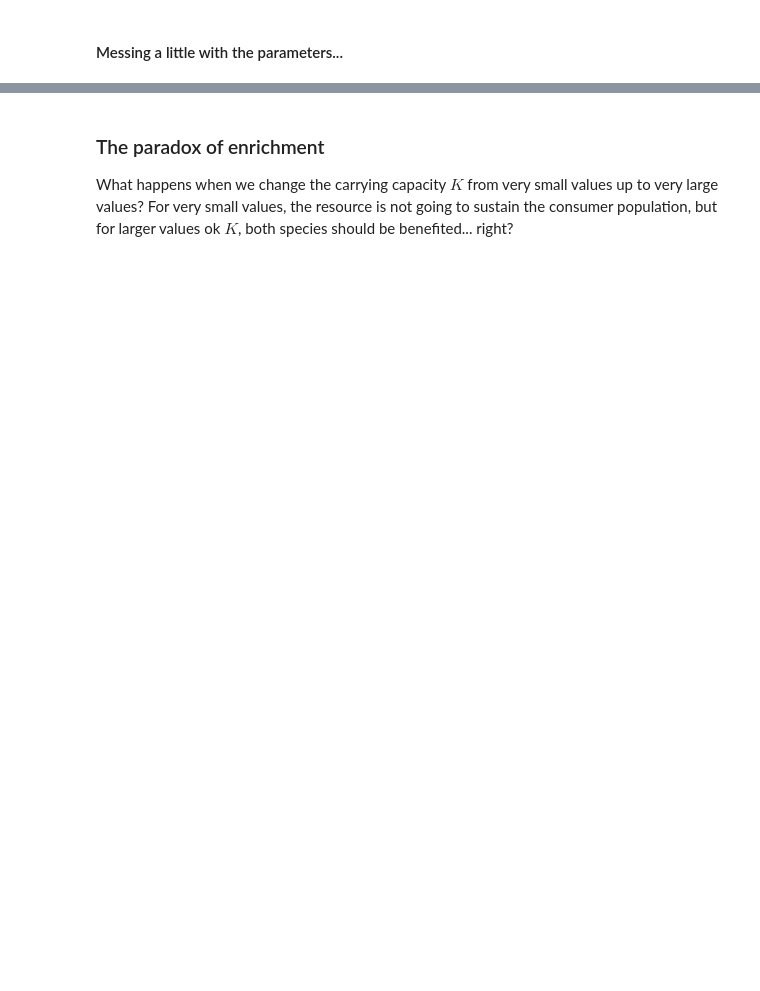
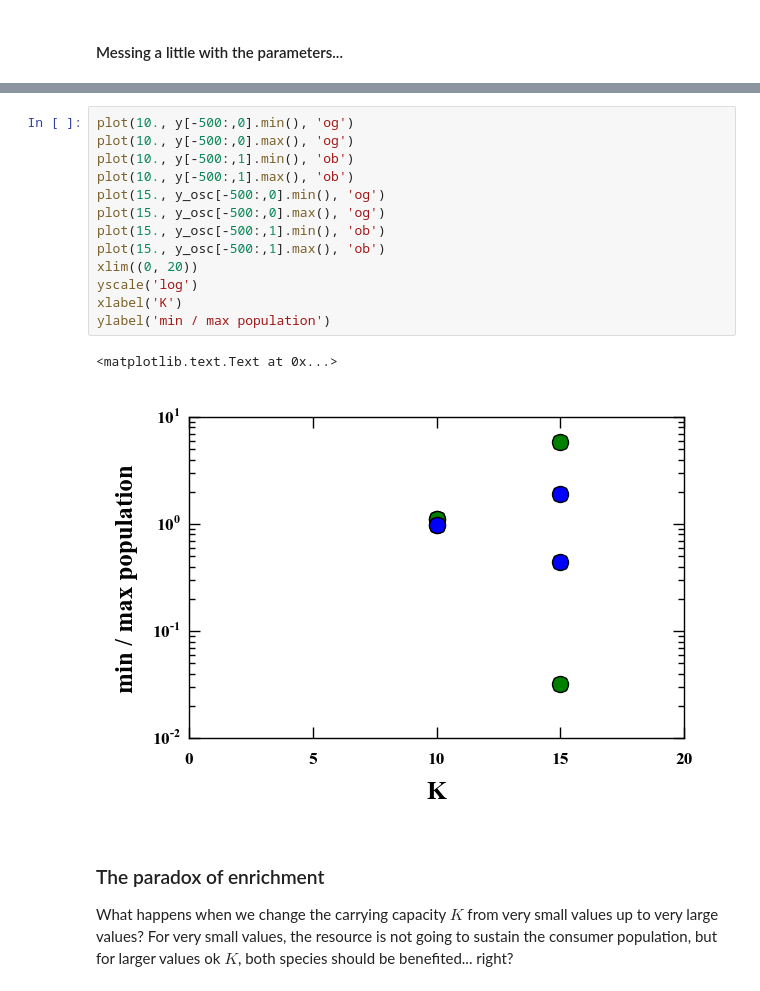
Before and after one commit to diogro/ode_examples, a Jupyter notebook: Qualitative analysis and Bifurcation diagram Tutorial.ipynb, the cells around one changed output, grey strips where cells are left out. Drawn from its saved outputs; the diff is of its cells as text; blank space fills up the shorter version.

```diff
--- a/Qualitative analysis and Bifurcation diagram Tutorial.ipynb
+++ b/Qualitative analysis and Bifurcation diagram Tutorial.ipynb
@@ -79,3 +80,19 @@ ylabel('C')
+# %%
+plot(10., y[-500:,0].min(), 'og')
+plot(10., y[-500:,0].max(), 'og')
+plot(10., y[-500:,1].min(), 'ob')
+plot(10., y[-500:,1].max(), 'ob')
+plot(15., y_osc[-500:,0].min(), 'og')
+plot(15., y_osc[-500:,0].max(), 'og')
+plot(15., y_osc[-500:,1].min(), 'ob')
+plot(15., y_osc[-500:,1].max(), 'ob')
+xlim((0, 20))
+yscale('log')
+xlabel('K')
+ylabel('min / max population')
+# %% [output]
+<matplotlib.text.Text at 0x...>
+[figure, added]
 # %% [markdown]
 ### The paradox of enrichment
 
```
Also changed, not shown: parts of 10 cells of this notebook, 2 other files.
